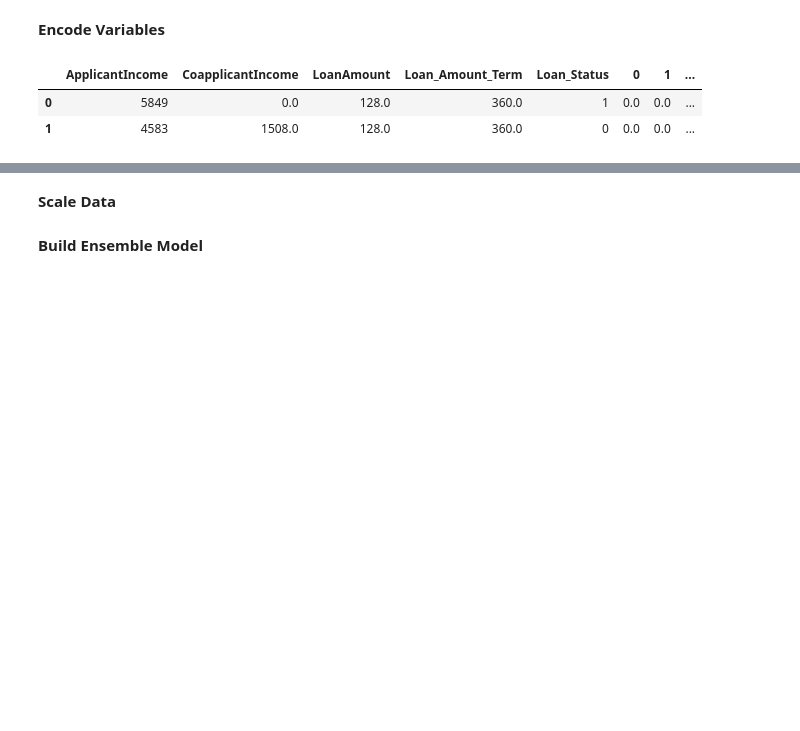
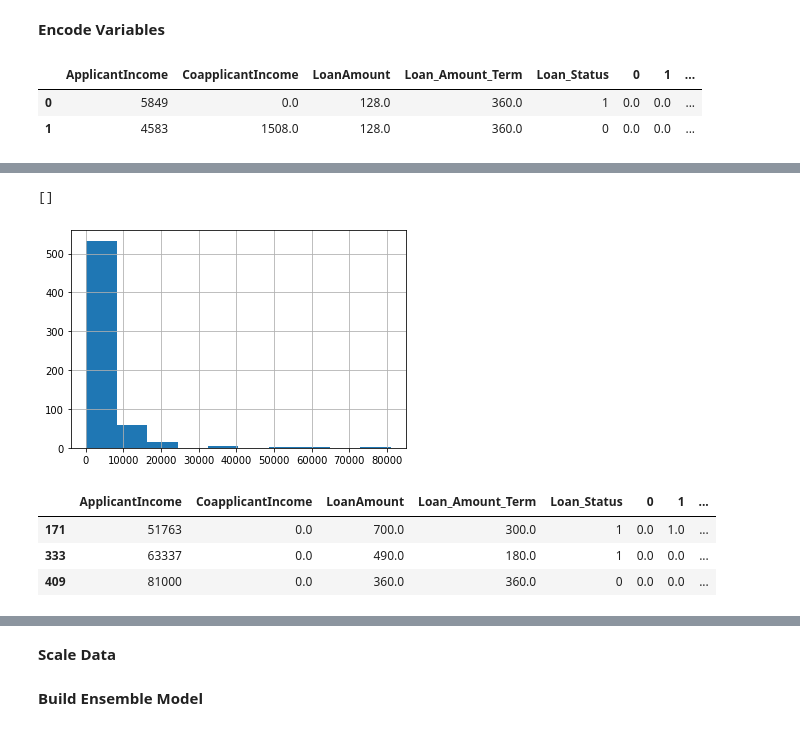
Before and after one commit to JWackerow/Loan-Prediction, a Jupyter notebook: Loan_Prediction.ipynb, the cells around one changed output, grey strips where cells are left out. Saved outputs shown, nothing was run; the diff lists cells and outputs as text; code cells hidden in the pictures; blank space fills up the shorter version.

```diff
--- a/Loan_Prediction.ipynb
+++ b/Loan_Prediction.ipynb
@@ -410,0 +387,12 @@ train.head(2)
+# %%
+train.ApplicantIncome.hist().plot()
+# %% [output]
+[]
+[figure, added]
+# %%
+train.loc[train.ApplicantIncome > 40000]
+# %% [output]
+|  | ApplicantIncome | CoapplicantIncome | LoanAmount | Loan_Amount_Term | Loan_Status | 0 | 1 | ... |
+| 171 | 51763 | 0.0 | 700.0 | 300.0 | 1 | 0.0 | 1.0 | ... |
+| 333 | 63337 | 0.0 | 490.0 | 180.0 | 1 | 0.0 | 0.0 | ... |
+| 409 | 81000 | 0.0 | 360.0 | 360.0 | 0 | 0.0 | 0.0 | ... |
```
Also changed, not shown: parts of 20 cells of this notebook.
